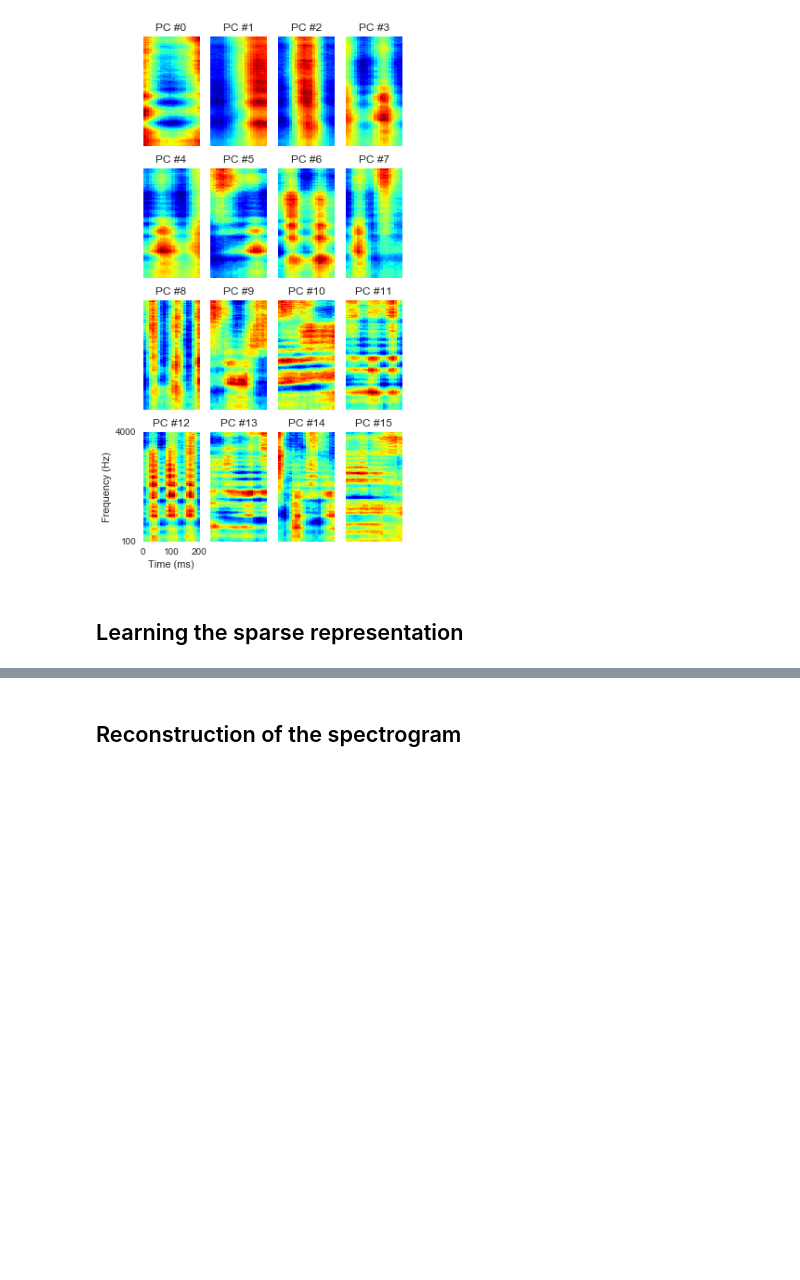
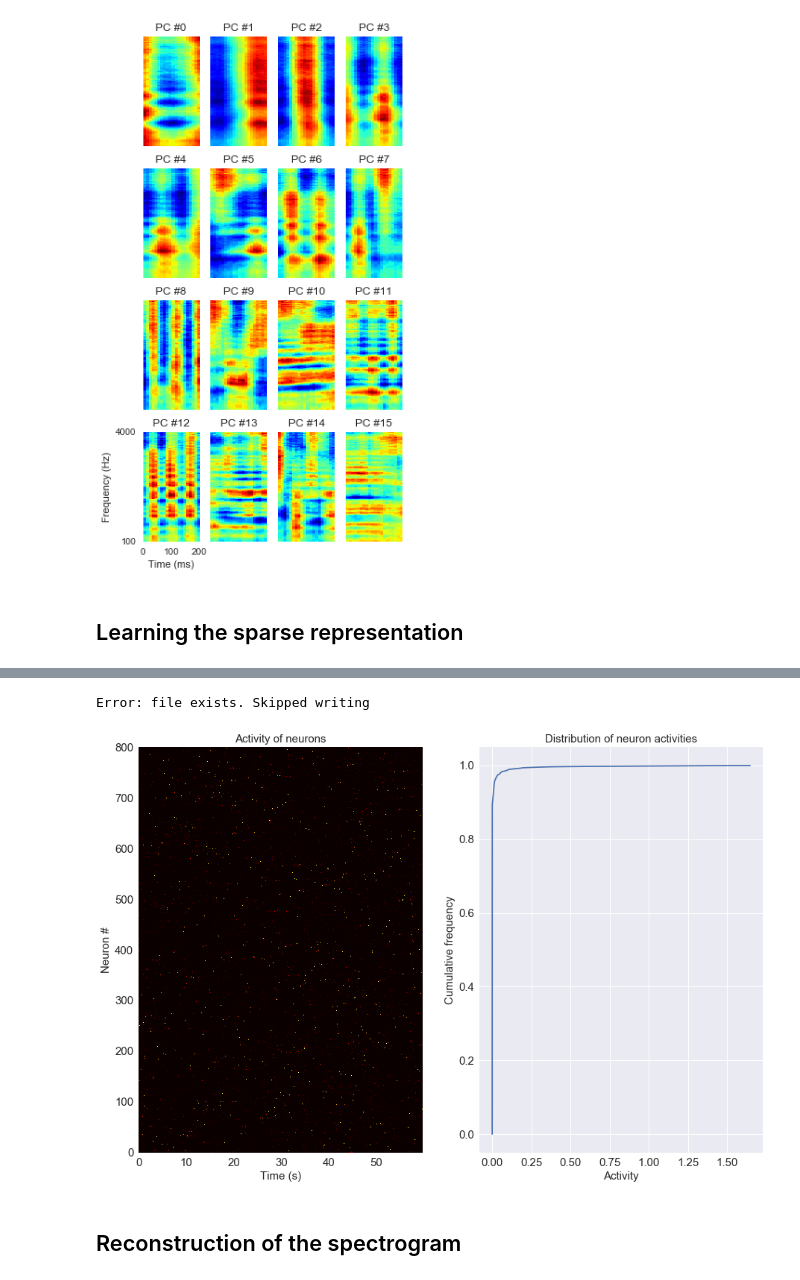
Before and after one commit to nhat-le/Sparse-Coding-Spectrogram, a Jupyter notebook: sparse_code_spectrogram.ipynb, the cells around one changed output, grey strips where cells are left out. Drawn from its saved outputs; the diff is of its cells as text; code cells hidden in the pictures; blank space fills up the shorter version.

```diff
--- a/sparse_code_spectrogram.ipynb
+++ b/sparse_code_spectrogram.ipynb
@@ -138,8 +138,10 @@ def do_multiple_learn_steps(y, A, s, eta, theta, nsteps=10, verbose=False):
     '''Perform multiple steps of learning A
     eta: learning rate to match s
     theta: learning rate used for de-correlating columns of A'''
-    prev_cost = np.inf
-    best_cost = np.inf
+    diff = (y - np.dot(A, s)).ravel()
+    cost = 0.5 * np.linalg.norm(diff)**2 + lamb * np.linalg.norm(s.ravel(), ord=1)
+    prev_cost = cost
+    best_cost = cost
     A_best = A
     for i in range(nsteps):
         if y.ndim == 1: # Single example
@@ -429,13 +431,13 @@ for i in range(nreps):
     s,cost_s = find_s_batch(tau, A, Y, lamb, niter=iters, verbose=False)
     print('#### Finding A, iteration ', i, '####')
 
-    A,cost_A = do_multiple_learn_steps(Y, A, s, eta=eta, theta=theta, nsteps=iters, verbose=False)
+    A,cost_A = do_multiple_learn_steps(Y, A, s, eta=eta, theta=theta, nsteps=30, verbose=False)
     A /= np.linalg.norm(A, axis=0)
 
     if cost_s <= prev_cost_s:
-        tau *= 1.05
+        tau *= 1.0
     else:
-        tau *= 0.5
+        tau *= 1.0
 
     if cost_A <= prev_cost_A:
         eta *= 1.05
@@ -444,6 +446,7 @@ for i in range(nreps):
         eta *= 0.5
         theta *= 0.5
 
+    print('(tau, eta, theta) = ', tau, eta, theta)
     prev_cost_s = cost_s
     prev_cost_A = cost_A
 
@@ -474,20 +517,35 @@ KeyboardInterrupt:
 # %%
 # Visualize the activities of neurons
-plt.figure(figsize=(10,10))
-plt.imshow(best_s, cmap='hot', extent=[0, sound_len_secs, 0, n_neurons], aspect='auto')
-plt.colorbar()
-plt.xlabel('Time (s)', fontsize=15)
-plt.ylabel('Neuron #', fontsize=15)
-plt.grid(False)
-plt.title('Activity of neurons', fontsize=15);
-plt.xticks(fontsize=15)
-plt.yticks(fontsize=15);
+fig, ax = plt.subplots(1, 2, figsize=(15, 10))
 
-filename = 'neurons_activity_human_171004.pdf'
+ax[0].imshow(best_s, cmap='hot', extent=[0, sound_len_secs, 0, n_neurons], aspect='auto')
+#fig.colorbar(ax[0])
+ax[0].set_xlabel('Time (s)', fontsize=15)
+ax[0].set_ylabel('Neuron #', fontsize=15)
+ax[0].grid(False)
+ax[0].set_title('Activity of neurons', fontsize=15);
+ax[0].tick_params(axis='both', which='major', labelsize=15)
+
+#ax[0].xticks(fontsize=15)
+#ax[0].yticks(fontsize=15);
+
+s_activities = best_s.ravel()
+ax[1].plot(np.sort(s_activities), np.arange(len(s_activities)) / len(s_activities))
+ax[1].set_xlabel('Activity', fontsize=15)
+ax[1].set_ylabel('Cumulative frequency', fontsize=15)
+ax[1].set_title('Distribution of neuron activities', fontsize=15)
+ax[1].tick_params(axis='both', which='major', labelsize=15)
+
+
+
+filename = 'neurons_activity_human_171005.pdf'
 if not os.path.isfile(filename):
     plt.savefig(filename)
 else:
-    raise IOError('File exists!')
+    print('Error: file exists. Skipped writing')
+# %% [output]
+Error: file exists. Skipped writing
+[figure, added]
 # %% [markdown]
 ## Reconstruction of the spectrogram
 # %%
```
Also changed, not shown: parts of 12 cells of this notebook.
